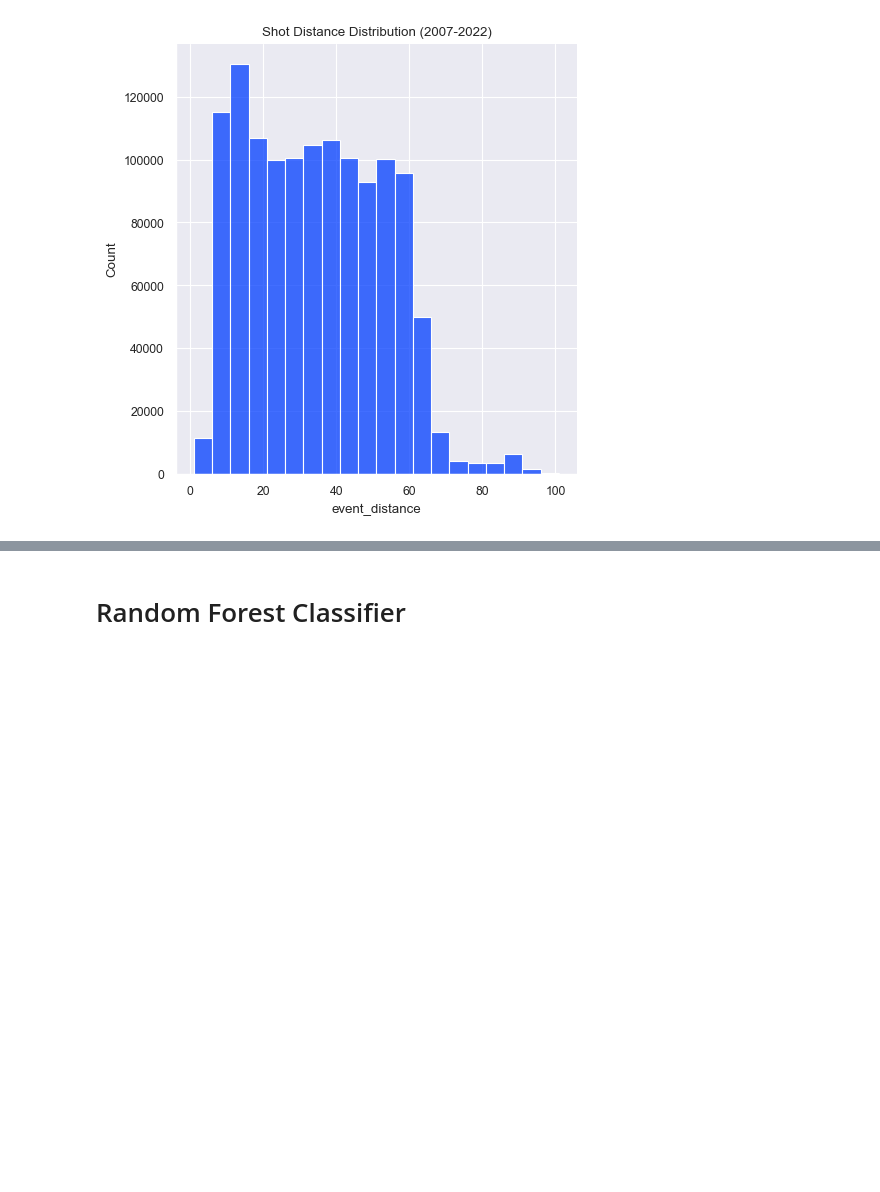
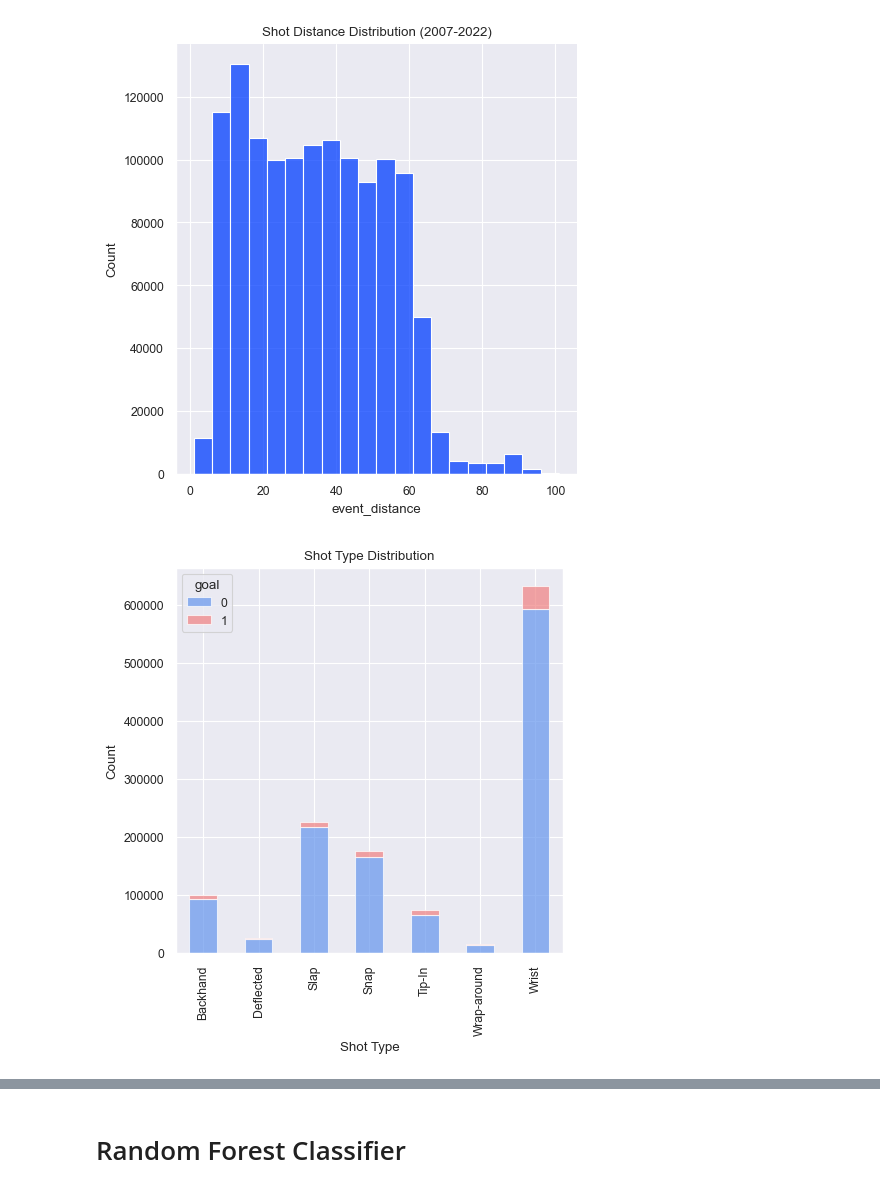
Before and after one commit to seankim658/NHL-xG-Modeling, a Jupyter notebook: src/even_model.ipynb, the cells around one changed output, grey strips where cells are left out. Saved outputs shown, nothing was run; the diff lists cells and outputs as text; code cells hidden in the pictures; blank space fills up the shorter version.

```diff
--- a/src/even_model.ipynb
+++ b/src/even_model.ipynb
@@ -106,3 +106,6 @@ strength
 4x4      35153
 3x3       8876
 Name: count, dtype: int64
+# %%
+raw_df = raw_df[raw_df['x'] >= 0]
+raw_df.shape
@@ -194,3 +193,12 @@ sns.displot(df, x = 'event_distance', binwidth = 5).set(title = 'Shot Distance D
 # %% [output]
 <seaborn.axisgrid.FacetGrid at 0x...>
 [figure]
+# %%
+shot_type_goal_counts = raw_df.groupby('shot_type')['goal'].value_counts().unstack()
+shot_type_goal_counts.plot(kind = 'bar', stacked = True, figsize = (5, 5), color = ['cornflowerblue', 'lightcoral'], alpha = 0.7)
+plt.title('Shot Type Distribution')
+plt.xlabel('Shot Type')
+plt.ylabel('Count')
+plt.show()
+# %% [output]
+[figure, added]
```
Also changed, not shown: parts of 24 cells of this notebook.
